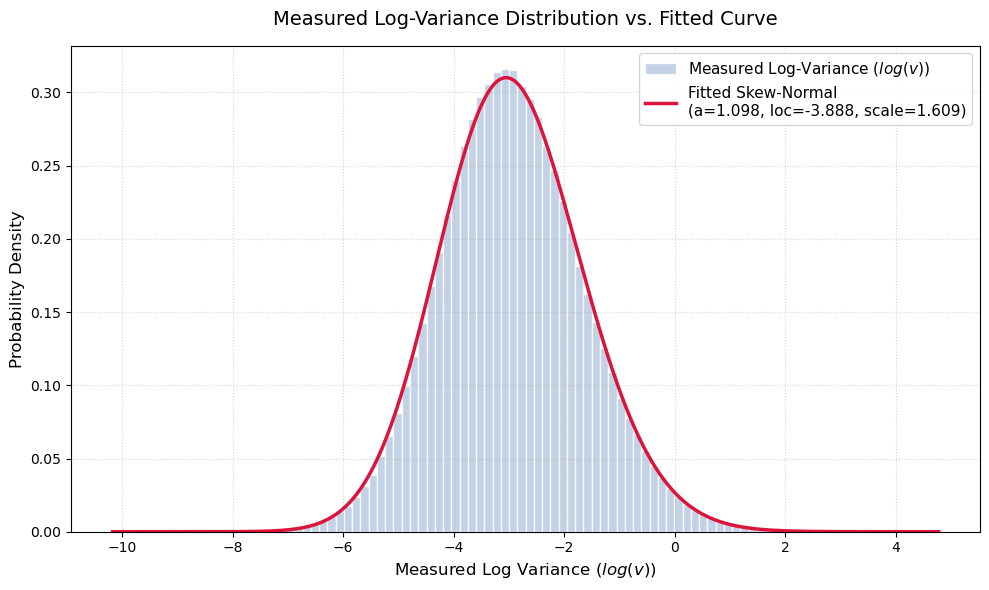
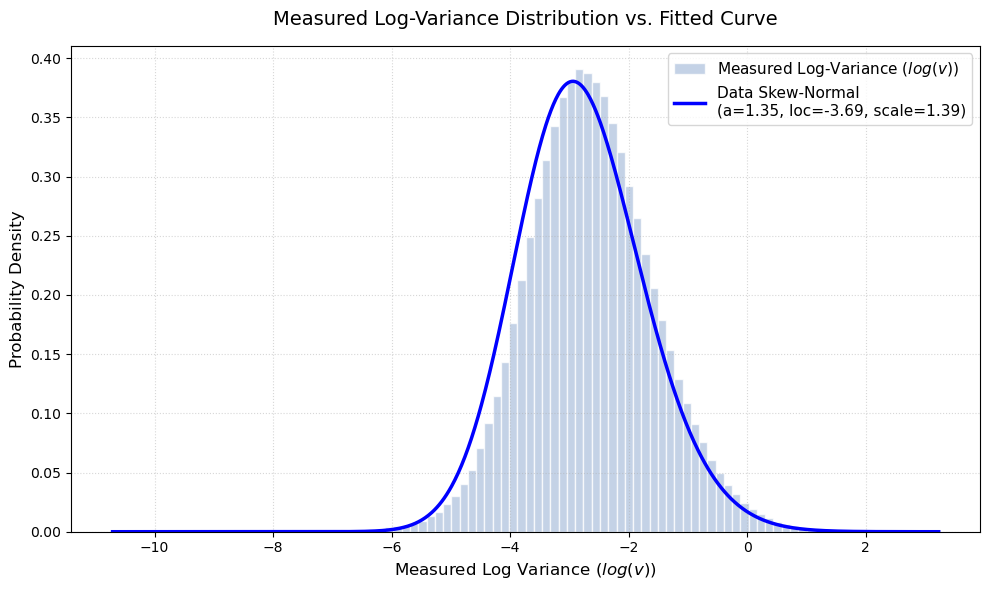
The change to this notebook cell's code, shown as a diff; its figure went from the first image to the second:
--- before
+++ after
@@ -1,3 +1,6 @@
 from scipy.stats import invgamma
+
+def skewnorm_pdf(x, a, loc, scale):
+    return skewnorm.pdf(x, a, loc, scale)
 
 def plot_variance_histogram_with_fit(dataframe):
@@ -25,6 +28,4 @@
     #print(f"Location     : {loc_fit} (Fixed)")
 
-    def skewnorm_pdf(x, a, loc, scale):
-        return skewnorm.pdf(x, a, loc, scale)
     
     # 2. Initialize the plot layout
@@ -49,14 +50,13 @@
     a_fit, loc_fit, scale_fit = skewnorm.fit(v_data)
     fitted_pdf = skewnorm.pdf(x_range, a_fit, loc_fit, scale_fit)     # skew-normal
+    data_pdf = skewnorm.pdf(x_range, 1.35, -3.69, 1.39) 
+    a_param = 1.35        # Shape parameter for skew-normal, determined from score_submission.py
+
 
     # 5. Overlay the Fitted PDF Curve
-    ax.plot(
-        x_range, 
-        fitted_pdf, 
-        color='crimson', 
-        linewidth=2.5, 
-        #label=f'Fitted Inverse-Gamma\n($\\alpha$={alpha_fit:.2f}, $\\beta$={beta_fit:.4f})'
-        label=f'Fitted Skew-Normal\n(a={a_fit:.3f}, loc={loc_fit:.3f}, scale={scale_fit:.3f})'
-    )
+    #ax.plot(x_range,fitted_pdf,color='crimson',linewidth=2.5,
+            #label=f'Model Skew-Normal\n(a={a_fit:.3f}, loc={loc_fit:.3f}, scale={scale_fit:.3f})' )
+    ax.plot(x_range,data_pdf,color='blue',linewidth=2.5,
+            label=f'Data Skew-Normal\n(a=1.35, loc=-3.69, scale=1.39)' )
     
     # Visual Layout Polish

Commit: Add files via upload